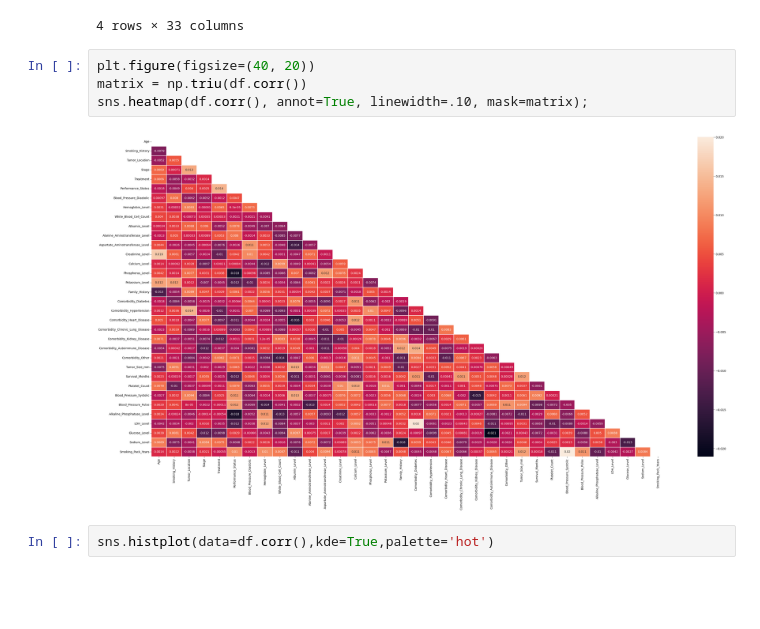
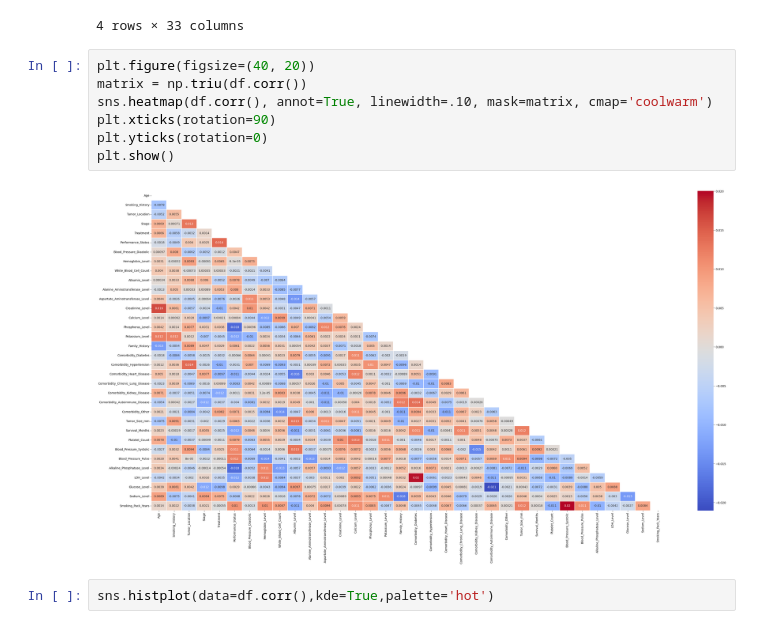
Before and after one commit to ChiefBibek/Lung-Cancer-Prediction, a Jupyter notebook: lung_cancer_prediction.ipynb, the cells around one changed output. Saved outputs shown, nothing was run; the diff lists cells and outputs as text; blank space fills up the shorter version.

```diff
--- a/lung_cancer_prediction.ipynb
+++ b/lung_cancer_prediction.ipynb
@@ -296,9 +296,12 @@ df.groupby(['Stage']).count()
 # %%
 plt.figure(figsize=(40, 20))
 matrix = np.triu(df.corr())
-sns.heatmap(df.corr(), annot=True, linewidth=.10, mask=matrix);
+sns.heatmap(df.corr(), annot=True, linewidth=.10, mask=matrix, cmap='coolwarm')
+plt.xticks(rotation=90)
+plt.yticks(rotation=0)
+plt.show()
 # %% [output]
-[figure, old version]
+[figure, new version]
 # %%
 sns.histplot(data=df.corr(),kde=True,palette='hot')
 # %% [output]
```
Also changed, not shown: parts of 13 cells of this notebook, 1 other file.
